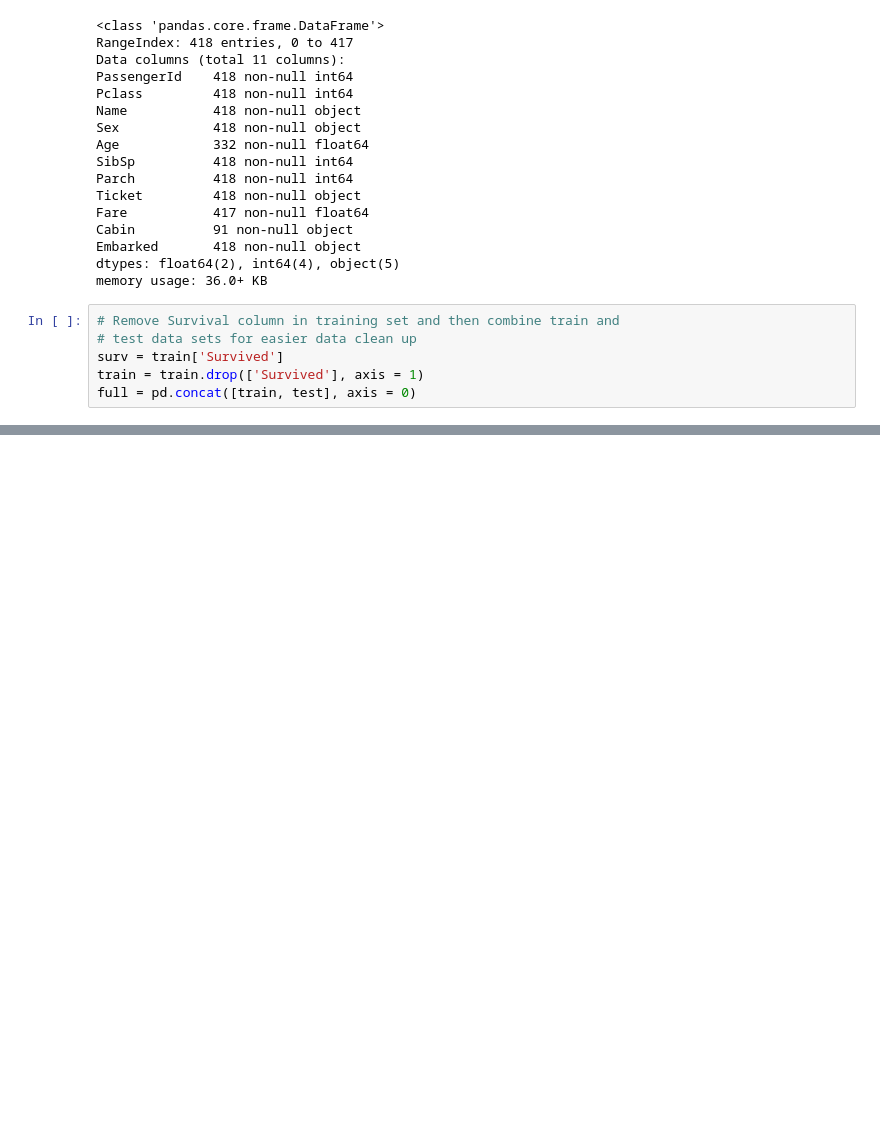
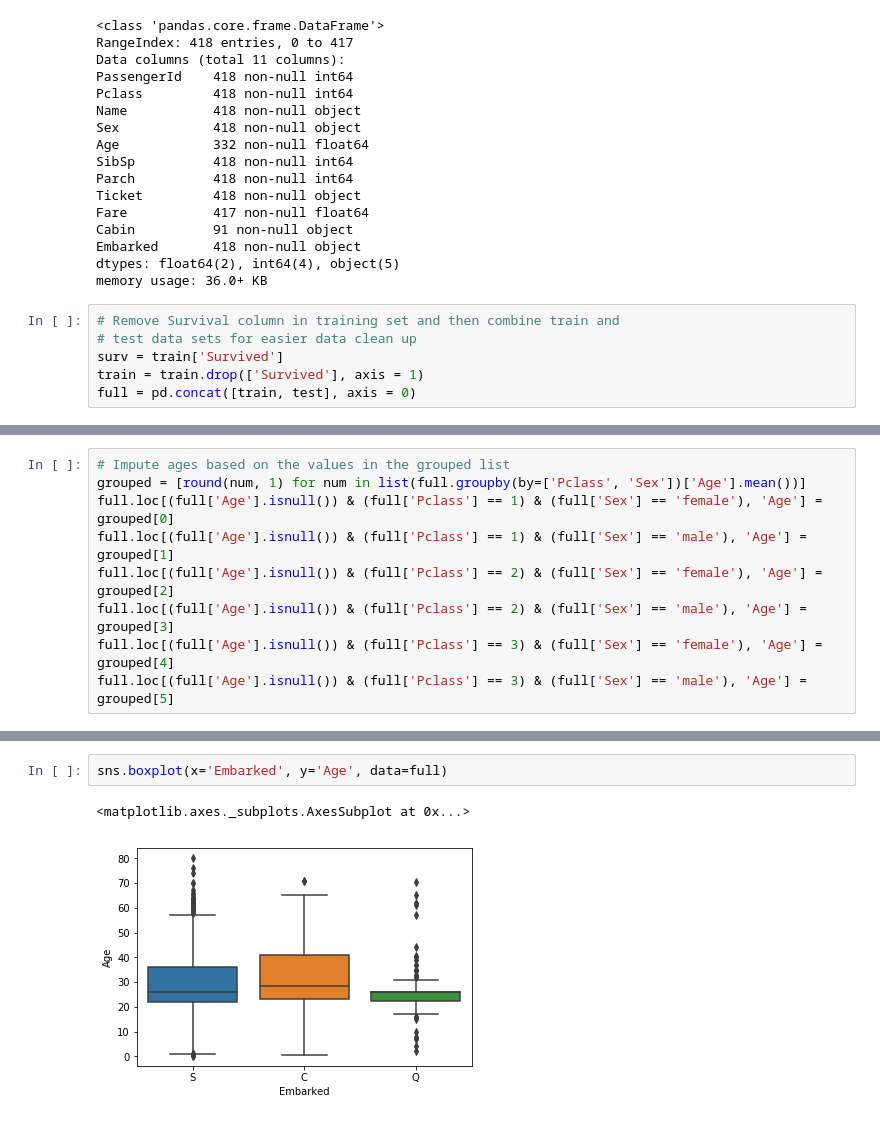
Before and after one commit to yesman89/Titanic, a Jupyter notebook: Titanic.ipynb, the cells around one changed output, grey strips where cells are left out. Saved outputs shown, nothing was run; the diff lists cells and outputs as text; blank space fills up the shorter version.

Commit message:
Update Titanic.ipynb
large change in data

```diff
--- a/Titanic.ipynb
+++ b/Titanic.ipynb
@@ -75,0 +106,9 @@ memory usage: 122.7+ KB
+# %%
+# Impute ages based on the values in the grouped list
+grouped = [round(num, 1) for num in list(full.groupby(by=['Pclass', 'Sex'])['Age'].mean())]
+full.loc[(full['Age'].isnull()) & (full['Pclass'] == 1) & (full['Sex'] == 'female'), 'Age'] = grouped[0]
+full.loc[(full['Age'].isnull()) & (full['Pclass'] == 1) & (full['Sex'] == 'male'), 'Age'] = grouped[1]
+full.loc[(full['Age'].isnull()) & (full['Pclass'] == 2) & (full['Sex'] == 'female'), 'Age'] = grouped[2]
+full.loc[(full['Age'].isnull()) & (full['Pclass'] == 2) & (full['Sex'] == 'male'), 'Age'] = grouped[3]
+full.loc[(full['Age'].isnull()) & (full['Pclass'] == 3) & (full['Sex'] == 'female'), 'Age'] = grouped[4]
+full.loc[(full['Age'].isnull()) & (full['Pclass'] == 3) & (full['Sex'] == 'male'), 'Age'] = grouped[5]
@@ -75,0 +135,5 @@ memory usage: 122.7+ KB
+# %%
+sns.boxplot(x='Embarked', y='Age', data=full)
+# %% [output]
+<matplotlib.axes._subplots.AxesSubplot at 0x...>
+[figure, added]
```
Also changed, not shown: parts of 13 cells of this notebook.
